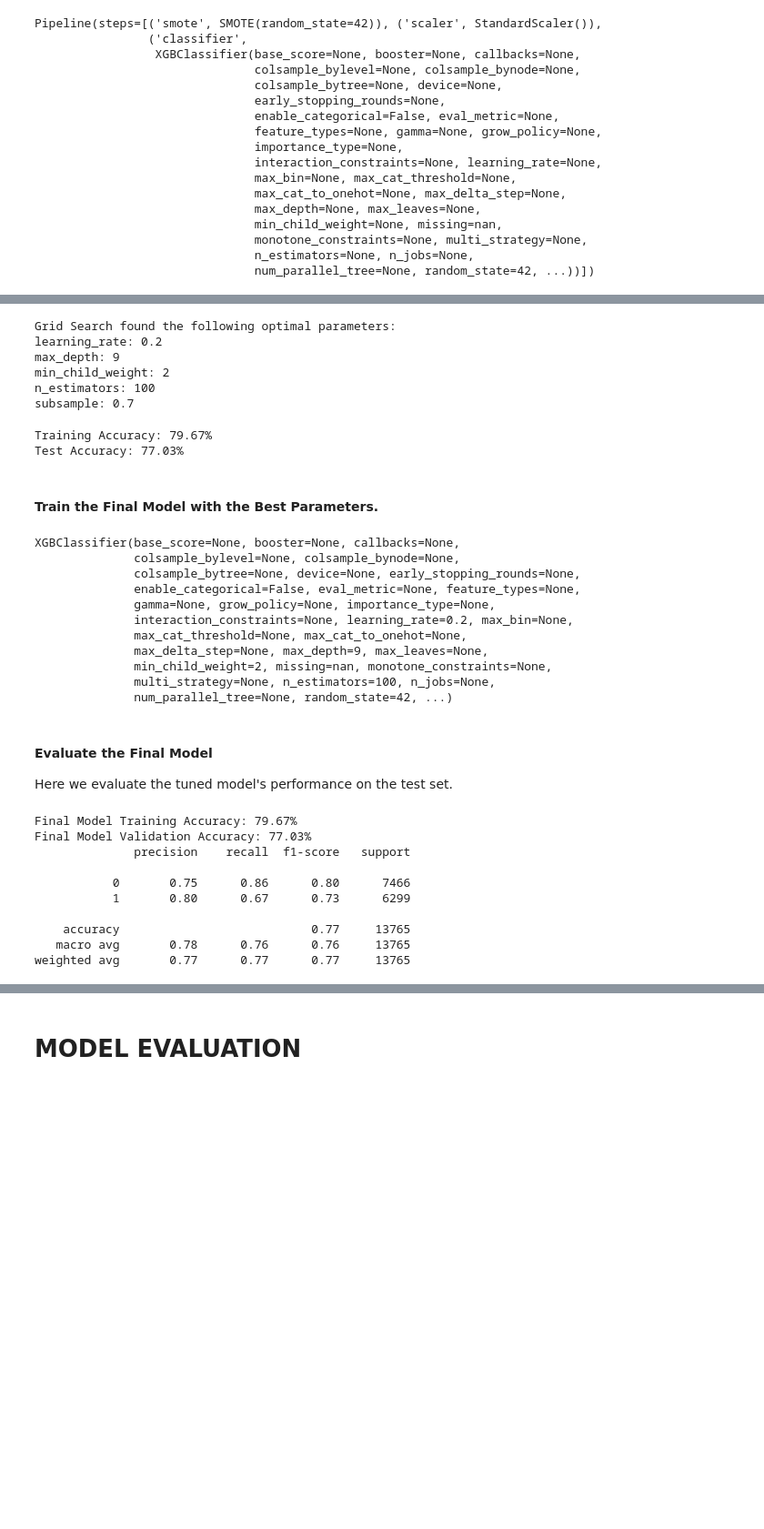
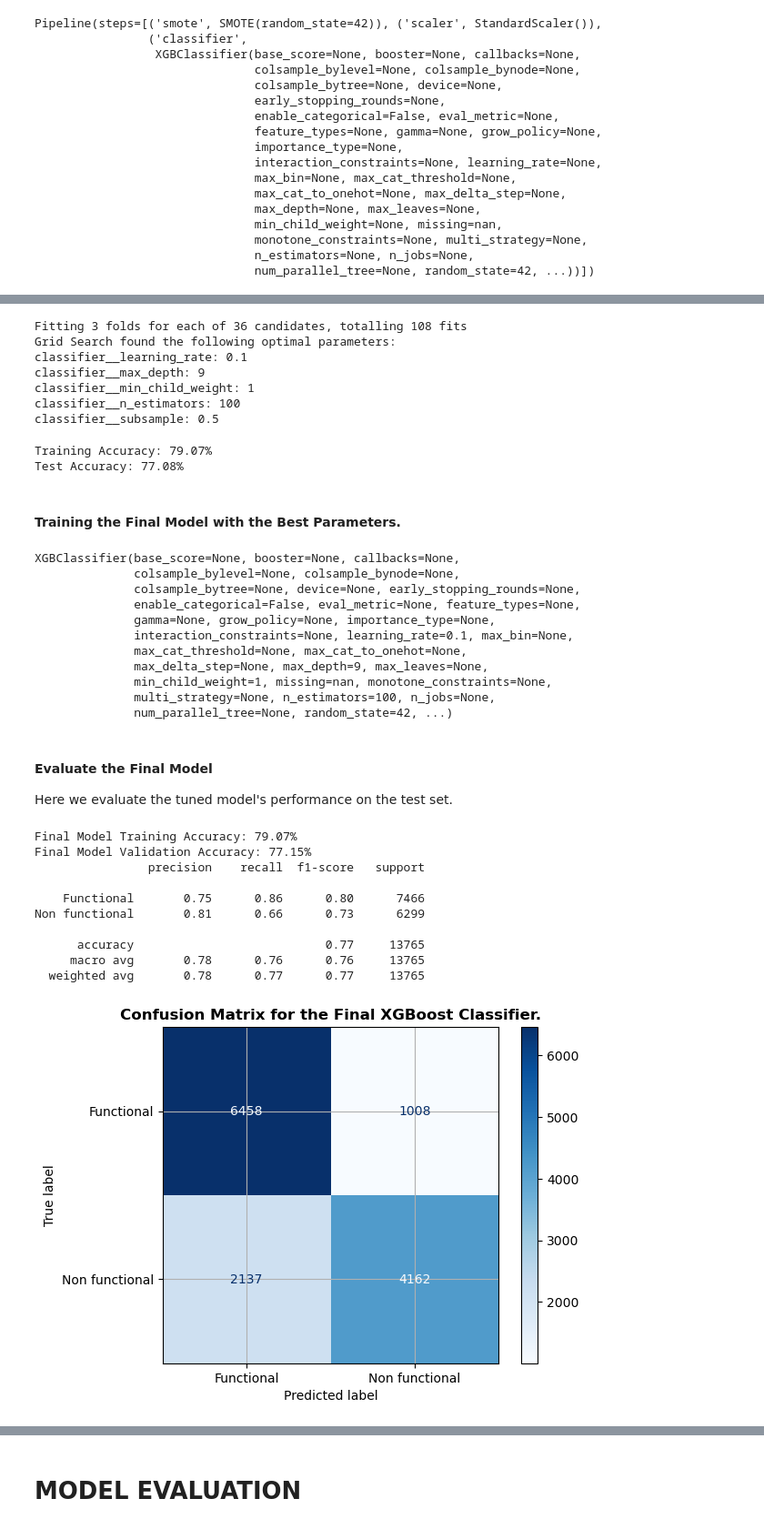
Before and after one commit to PaulMuniu/Tanzania_Water_Wells_Model, a Jupyter notebook: Tanzania_wells.ipynb, the cells around one changed output, grey strips where cells are left out. Shown at 91% size. Cells and saved outputs as stored; diff of their text form; code cells hidden in the pictures; blank space fills up the shorter version.

Commit message:
update Models

```diff
--- a/Tanzania_wells.ipynb
+++ b/Tanzania_wells.ipynb
@@ -1280,6 +1269,16 @@ Pipeline(steps=[('smote', SMOTE(random_state=42)), ('scaler', StandardScaler()),
 # %%
+# Define the parameter grid
+param_grid = {
+    'classifier__learning_rate': [0.01, 0.1, 0.2],
+    'classifier__max_depth': [3, 6, 9],
+    'classifier__min_child_weight': [1, 2],
+    'classifier__subsample': [0.5, 0.7],
+    'classifier__n_estimators': [100]
+}
+
+
 # Perform a GridSearchCV
-grid_clf = GridSearchCV(pipeline, XGB_clf, param_grid, scoring='accuracy', cv=3, n_jobs=-1, verbose=1)
+grid_clf = GridSearchCV(pipeline, param_grid, scoring='accuracy', cv=3, n_jobs=-1, verbose=1)
 
 # Fit the grid search object
 grid_clf.fit(X_train_selected, y_train)
@@ -1288,14 +1287,15 @@ grid_clf.fit(X_train_selected, y_train)
 best_parameters = grid_clf.best_params_
 print('Grid Search found the following optimal parameters: ')
 for param_name in sorted(best_parameters.keys()):
-    print('%s: %r' % (param_name, best_parameters[param_name]))
+    print(f"{param_name}: {best_parameters[param_name]}")
 # %% [output]
+Fitting 3 folds for each of 36 candidates, totalling 108 fits
 Grid Search found the following optimal parameters:
-learning_rate: 0.2
-max_depth: 9
-min_child_weight: 2
-n_estimators: 100
-subsample: 0.7
+classifier__learning_rate: 0.1
+classifier__max_depth: 9
+classifier__min_child_weight: 1
+classifier__n_estimators: 100
+classifier__subsample: 0.5
 # %%
 # Predict with the best estimator
 train_grid_pred = grid_clf.predict(X_train_selected)
@@ -1308,18 +1308,18 @@ test_accuracy = accuracy_score(y_test, test_grid_pred)
 print('Training Accuracy: {:.4}%'.format(train_accuracy * 100))
 print('Test Accuracy: {:.4}%'.format(test_accuracy * 100))
 # %% [output]
-Training Accuracy: 79.67%
-Test Accuracy: 77.03%
+Training Accuracy: 79.07%
+Test Accuracy: 77.08%
 # %% [markdown]
-#### Train the Final Model with the Best Parameters.
+#### Training the Final Model with the Best Parameters.
 # %%
 # Instantiate the XGBClassifier with the best parameters
 final_clf = XGBClassifier(
-    learning_rate=best_parameters['learning_rate'],
-    max_depth=best_parameters['max_depth'],
-    min_child_weight=best_parameters['min_child_weight'],
-    subsample=best_parameters['subsample'],
-    n_estimators=best_parameters['n_estimators'],
+    learning_rate=best_parameters['classifier__learning_rate'],
+    max_depth=best_parameters['classifier__max_depth'],
+    min_child_weight=best_parameters['classifier__min_child_weight'],
+    subsample=best_parameters['classifier__subsample'],
+    n_estimators=best_parameters['classifier__n_estimators'],
     random_state=42
 )
 
@@ -1331,10 +1331,10 @@ XGBClassifier(base_score=None, booster=None, callbacks=None,
               colsample_bytree=None, device=None, early_stopping_rounds=None,
               enable_categorical=False, eval_metric=None, feature_types=None,
               gamma=None, grow_policy=None, importance_type=None,
-              interaction_constraints=None, learning_rate=0.2, max_bin=None,
+              interaction_constraints=None, learning_rate=0.1, max_bin=None,
               max_cat_threshold=None, max_cat_to_onehot=None,
               max_delta_step=None, max_depth=9, max_leaves=None,
-              min_child_weight=2, missing=nan, monotone_constraints=None,
+              min_child_weight=1, missing=nan, monotone_constraints=None,
               multi_strategy=None, n_estimators=100, n_jobs=None,
               num_parallel_tree=None, random_state=42, ...)
 # %% [markdown]
@@ -1351,20 +1351,22 @@ final_test_accuracy = accuracy_score(y_test, final_test_pred)
 
 print('Final Model Training Accuracy: {:.4}%'.format(final_training_accuracy * 100))
 print('Final Model Validation Accuracy: {:.4}%'.format(final_test_accuracy * 100))
-print(classification_report(y_test, test_grid_pred))
+print(classification_report(y_test, final_test_pred, target_names=label_mapping.values()))
 # %% [output]
-Final Model Training Accuracy: 79.67%
-Final Model Validation Accuracy: 77.03%
-              precision    recall  f1-score   support
+Final Model Training Accuracy: 79.07%
+Final Model Validation Accuracy: 77.15%
+                precision    recall  f1-score   support
 
-           0       0.75      0.86      0.80      7466
-           1       0.80      0.67      0.73      6299
+    Functional       0.75      0.86      0.80      7466
+Non functional       0.81      0.66      0.73      6299
 
-    accuracy                           0.77     13765
-   macro avg       0.78      0.76      0.76     13765
-weighted avg       0.77      0.77      0.77     13765
+      accuracy                           0.77     13765
+     macro avg       0.78      0.76      0.76     13765
+  weighted avg       0.78      0.77      0.77     13765
 # %%
 # Generate and display a confusion matrix
-conf_matrix = confusion_matrix(y_test, final_test_pred)
-print("Confusion Matrix:\n", conf_matrix)
+final_cm = confusion_matrix(y_test, final_test_pred)
+display_confusion_matrix(final_cm, final_clf , title='Confusion Matrix for the Final XGBoost Classifier.')
+# %% [output]
+[figure, added]
 # %%
```
Also changed, not shown: parts of 17 cells of this notebook.
